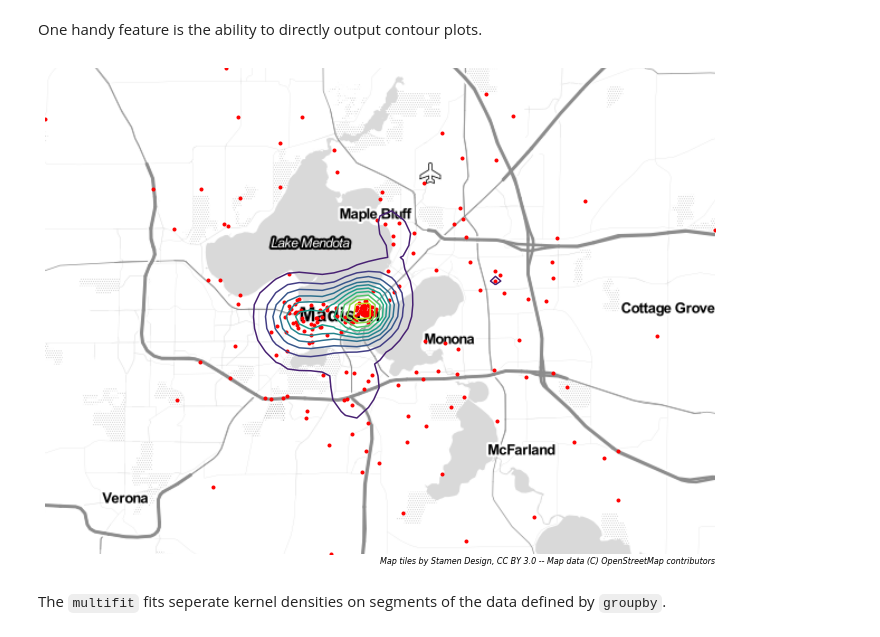
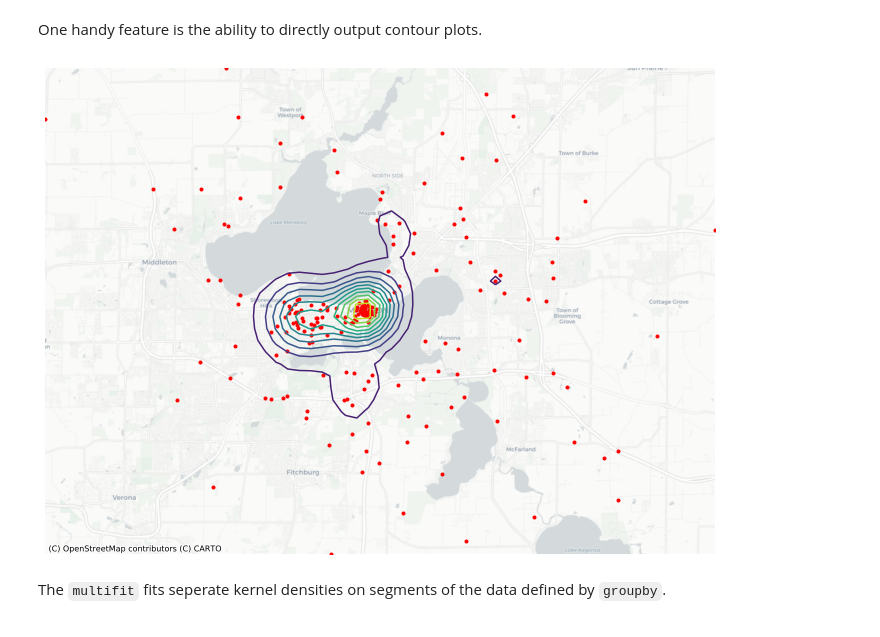
Before and after one commit to jpn--/mapped, a Jupyter notebook: examples/example-contours.ipynb, the cells around one changed output. Saved outputs shown, nothing was run; the diff lists cells and outputs as text; code cells hidden in the pictures.

```diff
--- a/examples/example-contours.ipynb
+++ b/examples/example-contours.ipynb
@@ -32,10 +32,10 @@ gkde = GeoKernelDensity(bandwidth=0.00015).fit(points)
 # %% [markdown]
 One handy feature is the ability to directly output contour plots.
 # %%
-ax = gkde.contour(basemap='Stamen.TonerLite', figsize=(12,12), levels=10)
+ax = gkde.contour(basemap='CartoDB', figsize=(12,12), levels=10)
 points.plot(color='red', marker='.', ax=ax );
 # %% [output]
-[figure, old version]
+[figure, new version]
 # %% [markdown]
 The `multifit` fits seperate kernel densities on segments of the data defined by `groupby`.
 # %%
```
Also changed, not shown: parts of 13 cells of this notebook.
